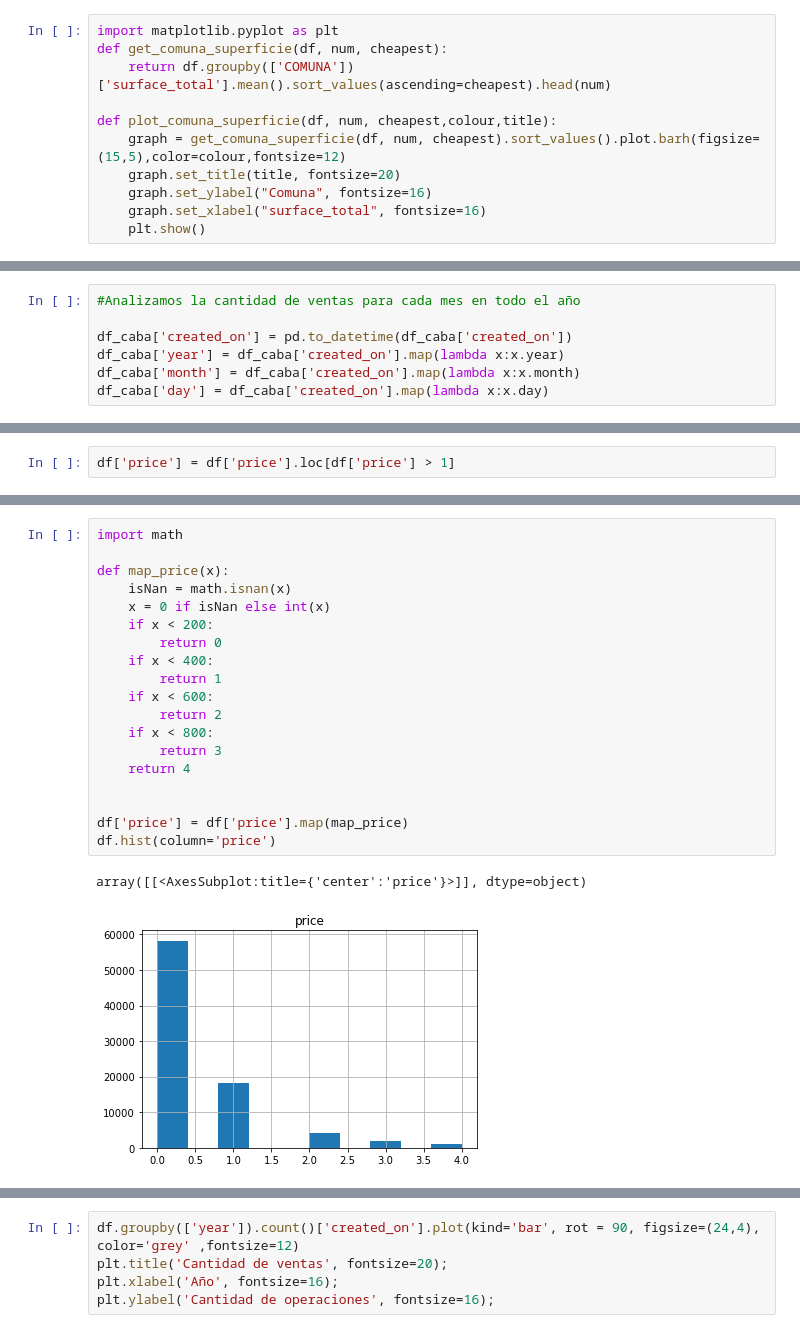
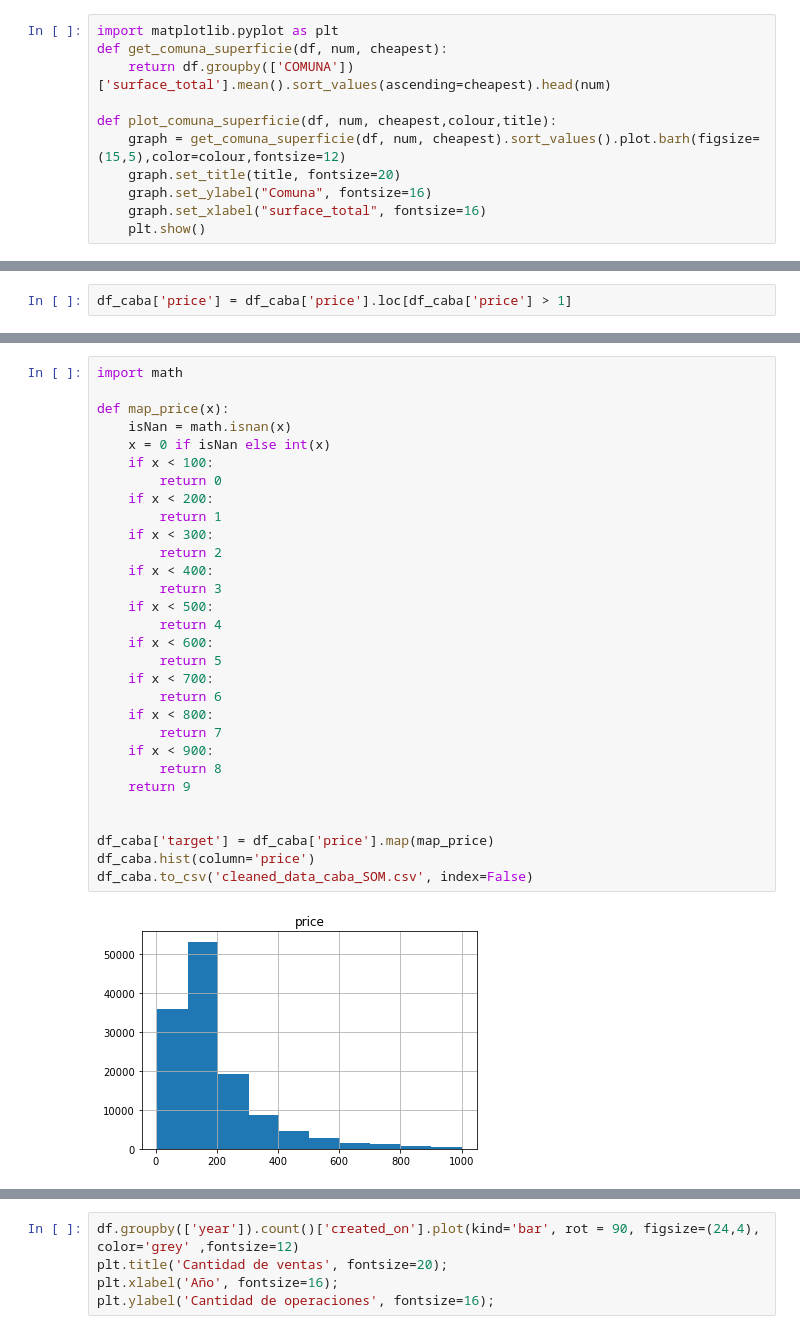
Before and after one commit to crisnicogonzalez/tp-final-isi, a Jupyter notebook: tp-analisis-2022.ipynb, the cells around one changed output, grey strips where cells are left out. Saved outputs shown, nothing was run; the diff lists cells and outputs as text.

Commit message:
discretización para gráfico som

```diff
--- a/tp-analisis-2022.ipynb
+++ b/tp-analisis-2022.ipynb
@@ -362,7 +358,0 @@ plot_comuna_rooms(df_caba,15, False,'darkred',"Superficie total por Comuna")
-# %%
-#Analizamos la cantidad de ventas para cada mes en todo el año
-
-df_caba['created_on'] = pd.to_datetime(df_caba['created_on'])
-df_caba['year'] = df_caba['created_on'].map(lambda x:x.year)
-df_caba['month'] = df_caba['created_on'].map(lambda x:x.month)
-df_caba['day'] = df_caba['created_on'].map(lambda x:x.day)
@@ -387,4 +373,4 @@ max        999.999000
 Name: price, dtype: float64
 # %%
-df['price'] = df['price'].loc[df['price'] > 1]
+df_caba['price'] = df_caba['price'].loc[df_caba['price'] > 1]
 # %%
@@ -421,22 +393,32 @@ Name: price, dtype: float64
 # %%
 import math
 
 def map_price(x):
     isNan = math.isnan(x)
     x = 0 if isNan else int(x)
+    if x < 100:
+        return 0
     if x < 200:
-        return 0
+        return 1
+    if x < 300:
+        return 2
     if x < 400:
-        return 1
+        return 3
+    if x < 500:
+        return 4
     if x < 600:
-        return 2
+        return 5
+    if x < 700:
+        return 6
     if x < 800:
-        return 3
-    return 4
+        return 7
+    if x < 900:
+        return 8
+    return 9
 
 
-df['price'] = df['price'].map(map_price)
-df.hist(column='price')
+df_caba['target'] = df_caba['price'].map(map_price)
+df_caba.hist(column='price')
+df_caba.to_csv('cleaned_data_caba_SOM.csv', index=False)
 # %% [output]
-array([[<AxesSubplot:title={'center':'price'}>]], dtype=object)
-[figure, old version]
+[figure, new version]
```
Also changed, not shown: parts of 56 cells of this notebook.
